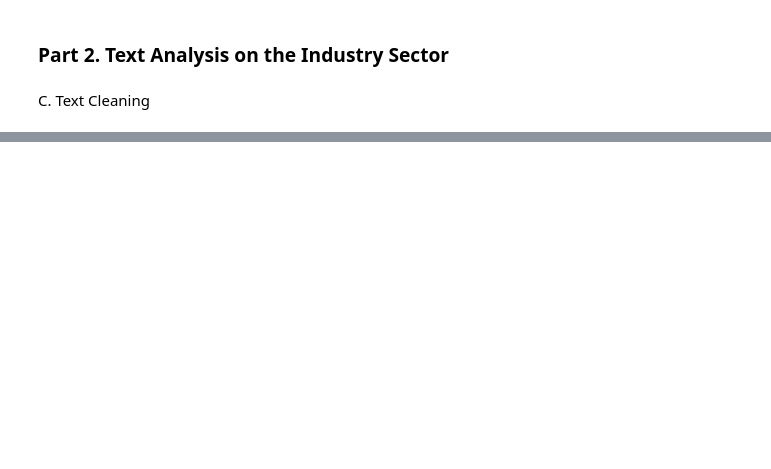
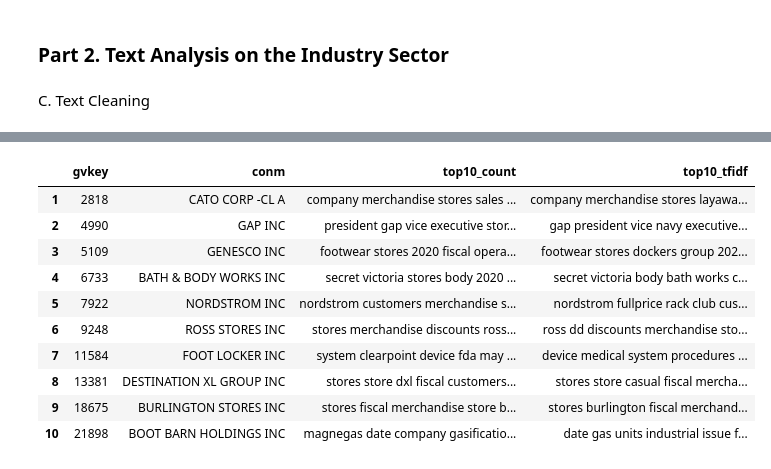
Before and after one commit to Yiling-Ji/BAIT508-Group12-Group-Project, a Jupyter notebook: Group Project.ipynb, the cells around one changed output, grey strips where cells are left out. Cells and saved outputs as stored; diff of their text form; code cells hidden in the pictures; blank space fills up the shorter version.

```diff
--- a/Group Project.ipynb
+++ b/Group Project.ipynb
@@ -260,0 +261,24 @@ Cleaned dataset has been saved to '2020_10K_item1_cleaned.csv'
+# %%
+# 1. Create a new dataframe with only firms in the selected industry
+import pandas as pd
+
+# --- sanity checks: make sure required columns exist ---
+assert {"gvkey","fyear"}.issubset(filtered.columns), "filtered must have 'gvkey' and 'fyear'"
+assert "conm" in filtered.columns, "filtered should include firm name 'conm'"
+assert {"gvkey","cleaned_text"}.issubset(df.columns), "df must have 'gvkey' and 'cleaned_text' from Part C"
+
+# 1) sector subset in 2020 (one row per firm)
+sector_2020 = (
+    filtered.loc[filtered["fyear"] == 2020, ["gvkey","conm","location","fyear"]]
+    .drop_duplicates(subset=["gvkey"])
+)
+
+# 2) inner join with cleaned text (from df)
+dfD = (
+    sector_2020
+    .merge(df[["gvkey","cleaned_text"]], on="gvkey", how="inner")
+)
+
+print("Sector firms in 2020 (unique gvkey):", len(sector_2020))
+print("After inner join with cleaned 10-K text:", len(dfD))
+dfD.head()
@@ -260,0 +349,23 @@ Cleaned dataset has been saved to '2020_10K_item1_cleaned.csv'
+# %%
+# Print out results
+docs = dfD["cleaned_text"].fillna("").tolist()
+dfD["top10_tfidf"] = get_keywords_tfidf(docs, k=10)
+preview = (
+    dfD.loc[:, ["gvkey", "conm", "top10_count", "top10_tfidf"]]
+       .head(10)                     # get the top 10 rows
+       .reset_index(drop=True)       # remove the 0-based index
+)
+preview.index = preview.index + 1    # change index to 1-10
+display(preview)
+# %% [output]
+|  | gvkey | conm | top10_count | top10_tfidf |
+| 1 | 2818 | CATO CORP -CL A | company merchandise stores sales ... | company merchandise stores layawa... |
+| 2 | 4990 | GAP INC | president gap vice executive stor... | gap president vice navy executive... |
+| 3 | 5109 | GENESCO INC | footwear stores 2020 fiscal opera... | footwear stores dockers group 202... |
+| 4 | 6733 | BATH & BODY WORKS INC | secret victoria stores body 2020 ... | secret victoria body bath works c... |
+| 5 | 7922 | NORDSTROM INC | nordstrom customers merchandise s... | nordstrom fullprice rack club cus... |
+| 6 | 9248 | ROSS STORES INC | stores merchandise discounts ross... | ross dd discounts merchandise sto... |
+| 7 | 11584 | FOOT LOCKER INC | system clearpoint device fda may ... | device medical system procedures ... |
+| 8 | 13381 | DESTINATION XL GROUP INC | stores store dxl fiscal customers... | stores store casual fiscal mercha... |
+| 9 | 18675 | BURLINGTON STORES INC | stores fiscal merchandise store b... | stores burlington fiscal merchand... |
+| 10 | 21898 | BOOT BARN HOLDINGS INC | magnegas date company gasificatio... | date gas units industrial issue f... |
```
Also changed, not shown: parts of 7 cells of this notebook.
